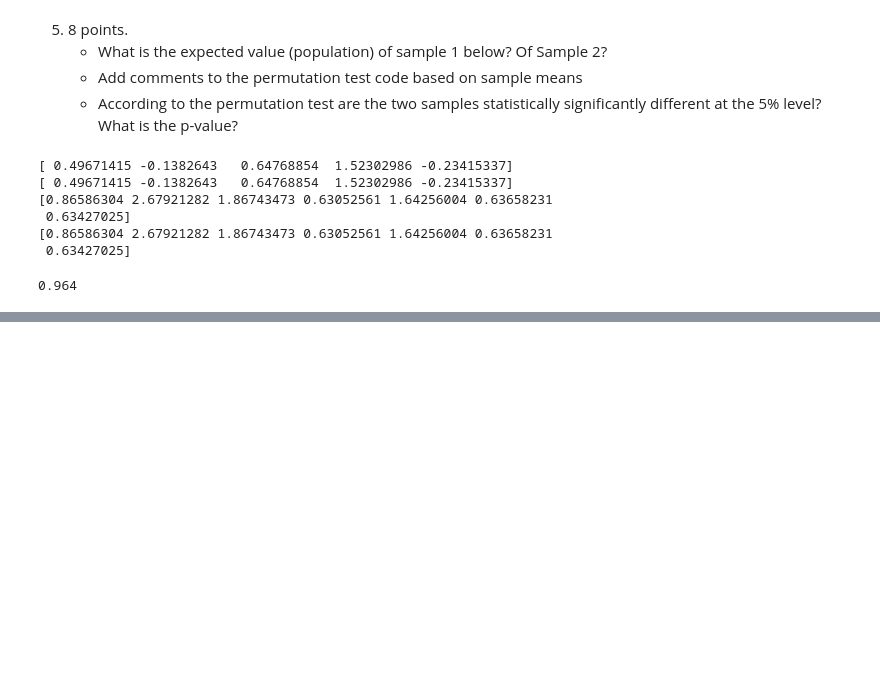
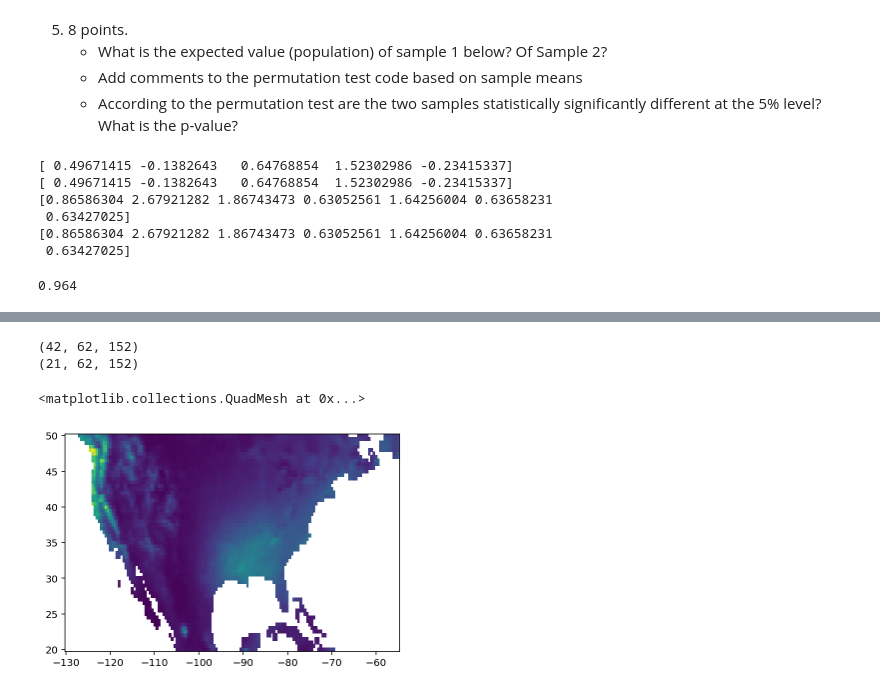
Before and after one commit to mktippett/ENSO-math, a Jupyter notebook: DataLab-03.ipynb, the cells around one changed output, grey strips where cells are left out. Cells and saved outputs as stored; diff of their text form; code cells hidden in the pictures; blank space fills up the shorter version.

```diff
--- a/DataLab-03.ipynb
+++ b/DataLab-03.ipynb
@@ -525,0 +537,11 @@ print(f)
+# %%
+# numpy approach
+arm = (n34 - n34.mean()) > 0
+print(prcp.values.shape)
+print(prcp.values[warm,:,:].shape)
+plt.pcolormesh(prcp.X, prcp.Y, prcp.values[warm,:,:].mean(axis=0))
+# %% [output]
+(42, 62, 152)
+(21, 62, 152)
+<matplotlib.collections.QuadMesh at 0x...>
+[figure, added]
```
Also changed, not shown: parts of 5 cells of this notebook.
